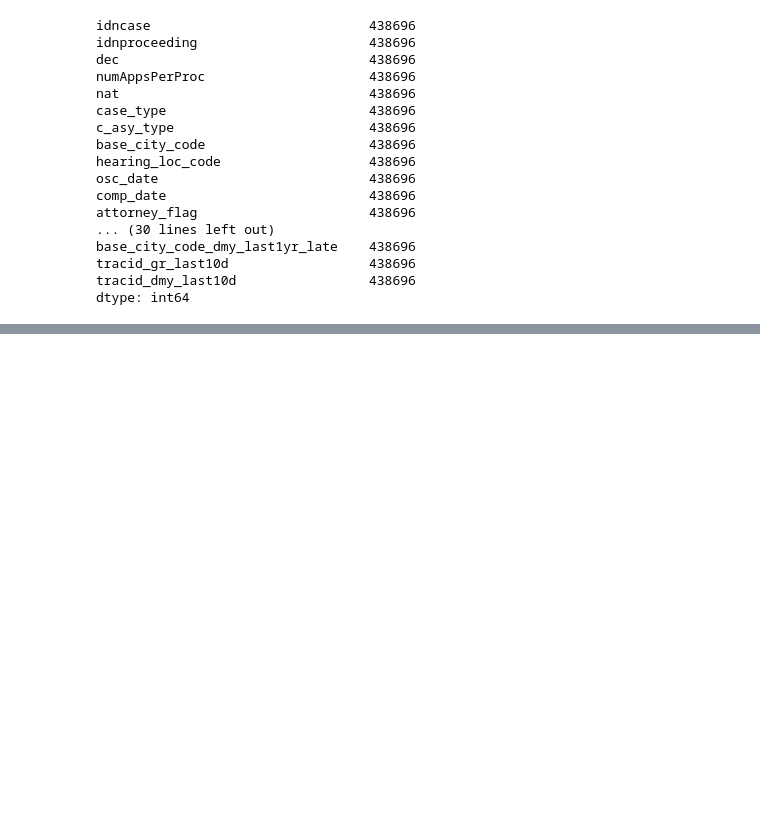
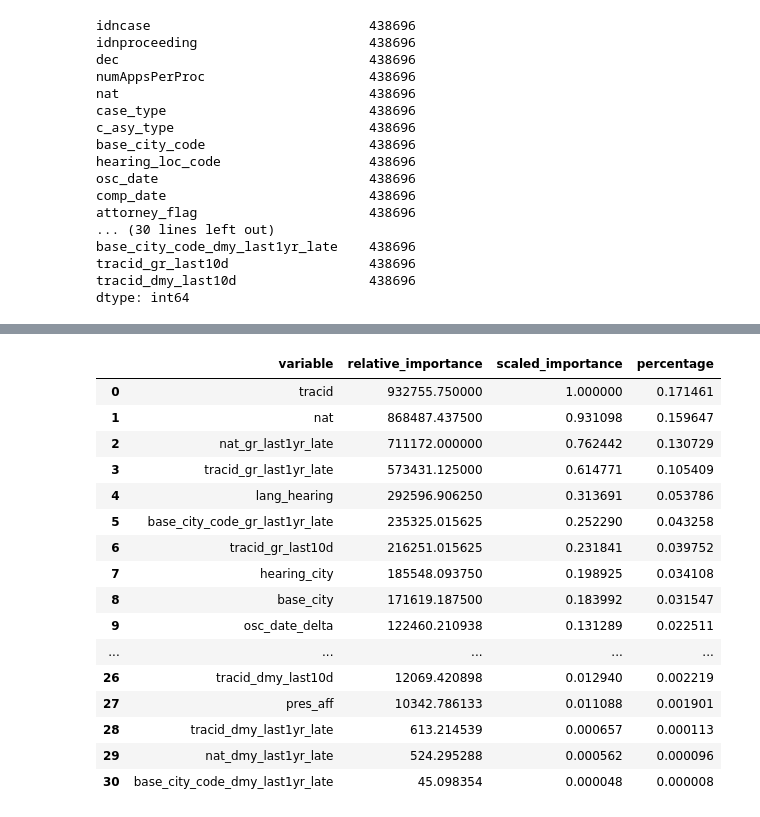
Before and after one commit to aspenyoo/refugees, a Jupyter notebook: Full_Model_H2O.ipynb, the cells around one changed output, grey strips where cells are left out. Cells and saved outputs as stored; diff of their text form; code cells hidden in the pictures; blank space fills up the shorter version.

```diff
--- a/Full_Model_H2O.ipynb
+++ b/Full_Model_H2O.ipynb
@@ -87,0 +275,11 @@ model
+# %%
+#cross validation
+model = H2ORandomForestEstimator(max_depth=20, nfolds=5,
+                                keep_cross_validation_predictions= True, stopping_metric='auc')
+#model = H2ORandomForestEstimator(ntrees=100, nfolds=5,
+ #                                keep_cross_validation_predictions= True, stopping_metric='auc')
+param_grid = {'ntrees': [100,200,400,800]}
+#param_grid = {'max_depth': [5,10,20,40]}
+
+grid_search = H2OGridSearch(model, param_grid)
+grid_search.train(x=training_columns, y=response_column, training_frame=train)
@@ -87,0 +315,20 @@ model
+# %%
+model._model_json['output']['variable_importances'].as_data_frame()
+# %% [output]
+|  | variable | relative_importance | scaled_importance | percentage |
+| 0 | tracid | 932755.750000 | 1.000000 | 0.171461 |
+| 1 | nat | 868487.437500 | 0.931098 | 0.159647 |
+| 2 | nat_gr_last1yr_late | 711172.000000 | 0.762442 | 0.130729 |
+| 3 | tracid_gr_last1yr_late | 573431.125000 | 0.614771 | 0.105409 |
+| 4 | lang_hearing | 292596.906250 | 0.313691 | 0.053786 |
+| 5 | base_city_code_gr_last1yr_late | 235325.015625 | 0.252290 | 0.043258 |
+| 6 | tracid_gr_last10d | 216251.015625 | 0.231841 | 0.039752 |
+| 7 | hearing_city | 185548.093750 | 0.198925 | 0.034108 |
+| 8 | base_city | 171619.187500 | 0.183992 | 0.031547 |
+| 9 | osc_date_delta | 122460.210938 | 0.131289 | 0.022511 |
+| ... | ... | ... | ... | ... |
+| 26 | tracid_dmy_last10d | 12069.420898 | 0.012940 | 0.002219 |
+| 27 | pres_aff | 10342.786133 | 0.011088 | 0.001901 |
+| 28 | tracid_dmy_last1yr_late | 613.214539 | 0.000657 | 0.000113 |
+| 29 | nat_dmy_last1yr_late | 524.295288 | 0.000562 | 0.000096 |
+| 30 | base_city_code_dmy_last1yr_late | 45.098354 | 0.000048 | 0.000008 |
```
Also changed, not shown: parts of 14 cells of this notebook.
